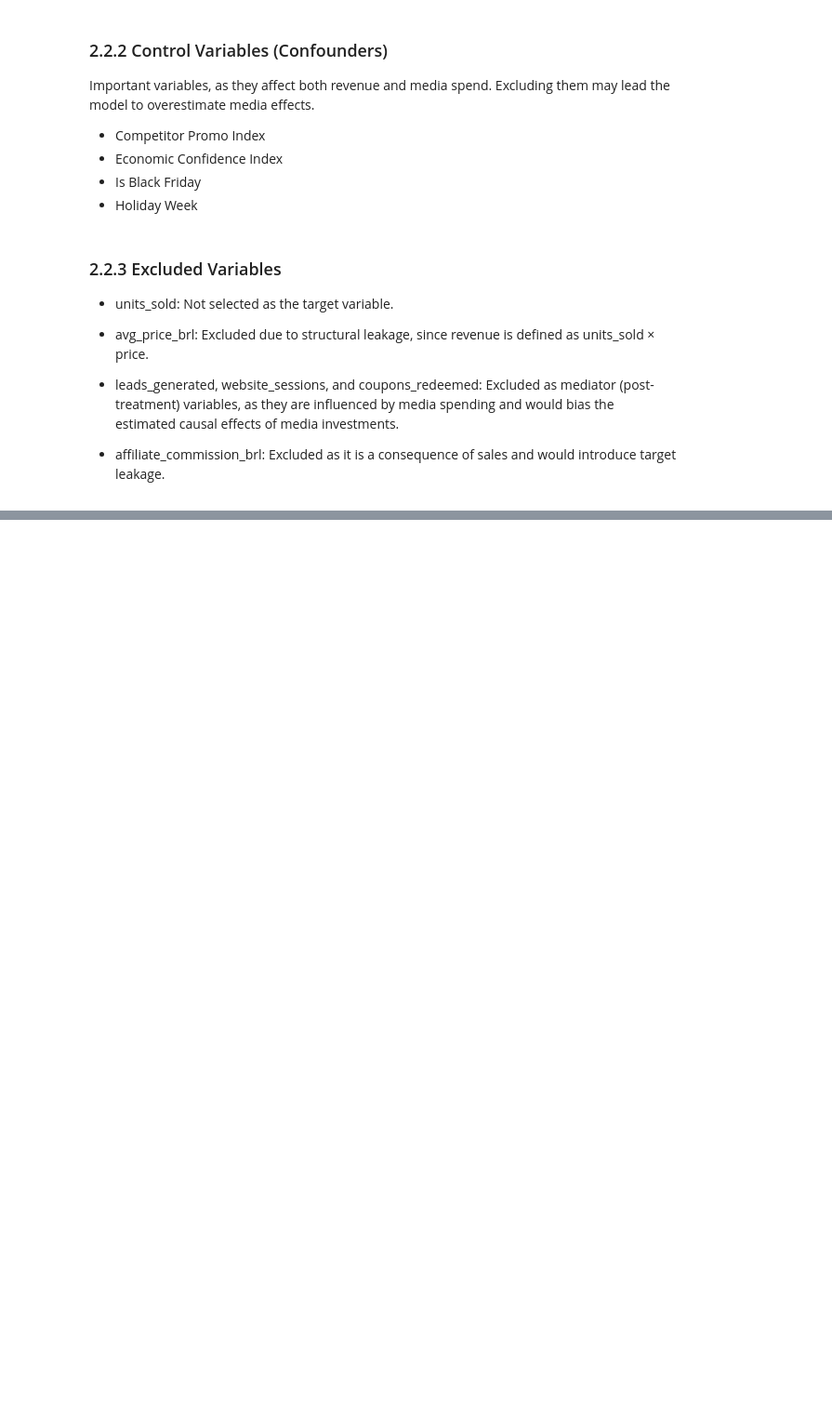
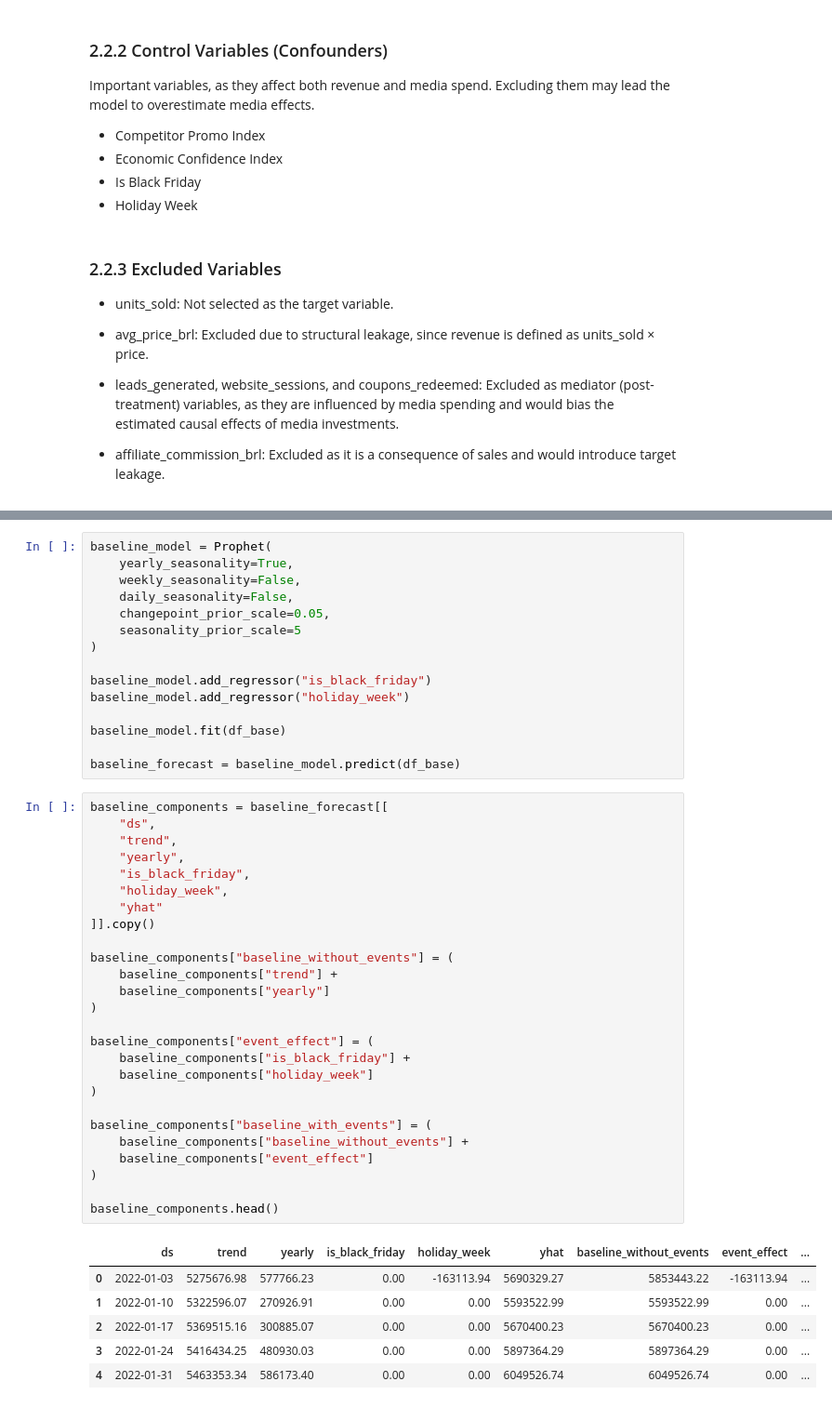
Before and after one commit to TiagoTBarreto/MMM_VAREJO_360, a Jupyter notebook: Case_Tecnico_Uncover_MMM.ipynb, the cells around one changed output, grey strips where cells are left out. Shown at 93% size. Saved outputs shown, nothing was run; the diff lists cells and outputs as text; blank space fills up the shorter version.

```diff
--- a/Case_Tecnico_Uncover_MMM.ipynb
+++ b/Case_Tecnico_Uncover_MMM.ipynb
@@ -158,0 +237,48 @@ Important variables, as they affect both revenue and media spend. Excluding them
+# %%
+baseline_model = Prophet(
+    yearly_seasonality=True,
+    weekly_seasonality=False,
+    daily_seasonality=False,
+    changepoint_prior_scale=0.05,
+    seasonality_prior_scale=5
+)
+
+baseline_model.add_regressor("is_black_friday")
+baseline_model.add_regressor("holiday_week")
+
+baseline_model.fit(df_base)
+
+baseline_forecast = baseline_model.predict(df_base)
+# %%
+baseline_components = baseline_forecast[[
+    "ds",
+    "trend",
+    "yearly",
+    "is_black_friday",
+    "holiday_week",
+    "yhat"
+]].copy()
+
+baseline_components["baseline_without_events"] = (
+    baseline_components["trend"] +
+    baseline_components["yearly"]
+)
+
+baseline_components["event_effect"] = (
+    baseline_components["is_black_friday"] +
+    baseline_components["holiday_week"]
+)
+
+baseline_components["baseline_with_events"] = (
+    baseline_components["baseline_without_events"] +
+    baseline_components["event_effect"]
+)
+
+baseline_components.head()
+# %% [output]
+|  | ds | trend | yearly | is_black_friday | holiday_week | yhat | baseline_without_events | event_effect | ... |
+| 0 | 2022-01-03 | 5275676.98 | 577766.23 | 0.00 | -163113.94 | 5690329.27 | 5853443.22 | -163113.94 | ... |
+| 1 | 2022-01-10 | 5322596.07 | 270926.91 | 0.00 | 0.00 | 5593522.99 | 5593522.99 | 0.00 | ... |
+| 2 | 2022-01-17 | 5369515.16 | 300885.07 | 0.00 | 0.00 | 5670400.23 | 5670400.23 | 0.00 | ... |
+| 3 | 2022-01-24 | 5416434.25 | 480930.03 | 0.00 | 0.00 | 5897364.29 | 5897364.29 | 0.00 | ... |
+| 4 | 2022-01-31 | 5463353.34 | 586173.40 | 0.00 | 0.00 | 6049526.74 | 6049526.74 | 0.00 | ... |
```
Also changed, not shown: parts of 10 cells of this notebook.
